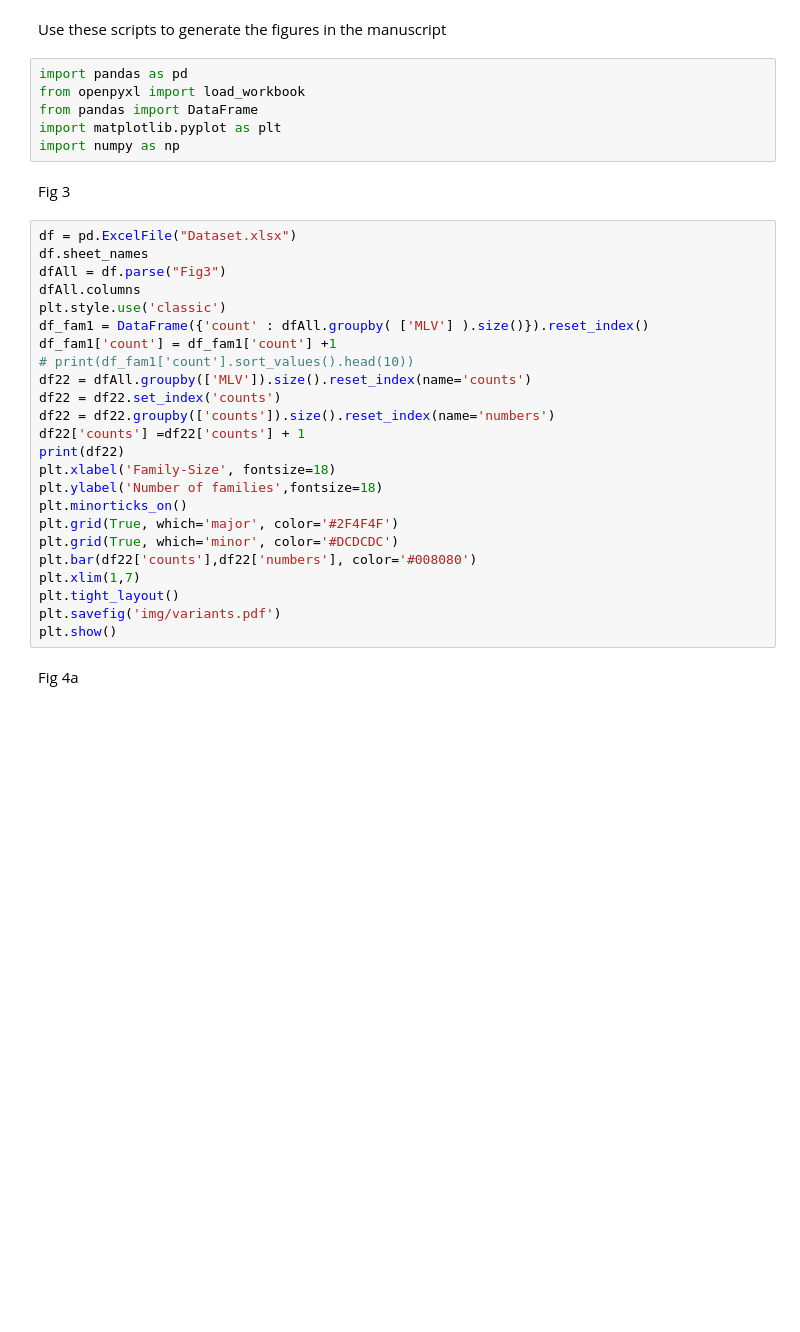
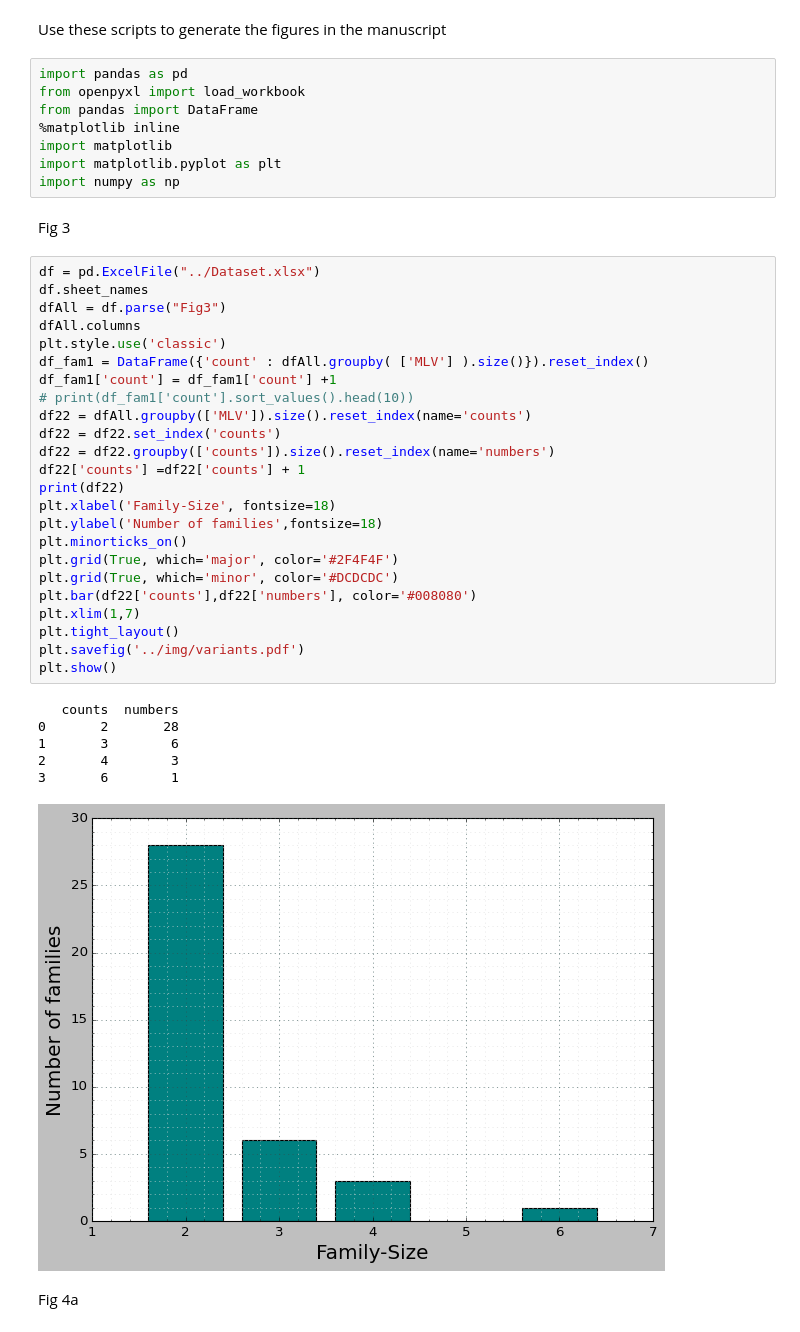
Before and after one commit to johnxu21/emse2021, a Jupyter notebook: notebooks/FigureScriptsEmse2020.ipynb, the cells around one changed output. Saved outputs shown, nothing was run; the diff lists cells and outputs as text; blank space fills up the shorter version.

```diff
--- a/notebooks/FigureScriptsEmse2020.ipynb
+++ b/notebooks/FigureScriptsEmse2020.ipynb
@@ -4,34 +4,43 @@ Use these scripts to generate the figures in the manuscript
 import pandas as pd
 from openpyxl import load_workbook
 from pandas import DataFrame
+%matplotlib inline
+import matplotlib
 import matplotlib.pyplot as plt
 import numpy as np
 # %% [markdown]
 Fig 3
 # %%
-df = pd.ExcelFile("Dataset.xlsx")
+df = pd.ExcelFile("../Dataset.xlsx")
 df.sheet_names
 dfAll = df.parse("Fig3")
 dfAll.columns
 plt.style.use('classic')
 df_fam1 = DataFrame({'count' : dfAll.groupby( ['MLV'] ).size()}).reset_index()
 df_fam1['count'] = df_fam1['count'] +1
 # print(df_fam1['count'].sort_values().head(10))
 df22 = dfAll.groupby(['MLV']).size().reset_index(name='counts')
 df22 = df22.set_index('counts')
 df22 = df22.groupby(['counts']).size().reset_index(name='numbers')
 df22['counts'] =df22['counts'] + 1
 print(df22)
 plt.xlabel('Family-Size', fontsize=18)
 plt.ylabel('Number of families',fontsize=18)
 plt.minorticks_on()
 plt.grid(True, which='major', color='#2F4F4F')
 plt.grid(True, which='minor', color='#DCDCDC')
 plt.bar(df22['counts'],df22['numbers'], color='#008080')
 plt.xlim(1,7)
 plt.tight_layout()
-plt.savefig('img/variants.pdf')
+plt.savefig('../img/variants.pdf')
 plt.show()
+# %% [output]
+   counts  numbers
+0       2       28
+1       3        6
+2       4        3
+3       6        1
+[figure, added]
 # %% [markdown]
 Fig 4a
 # %%
```
Also changed, not shown: parts of 8 cells of this notebook, 21 other files.
